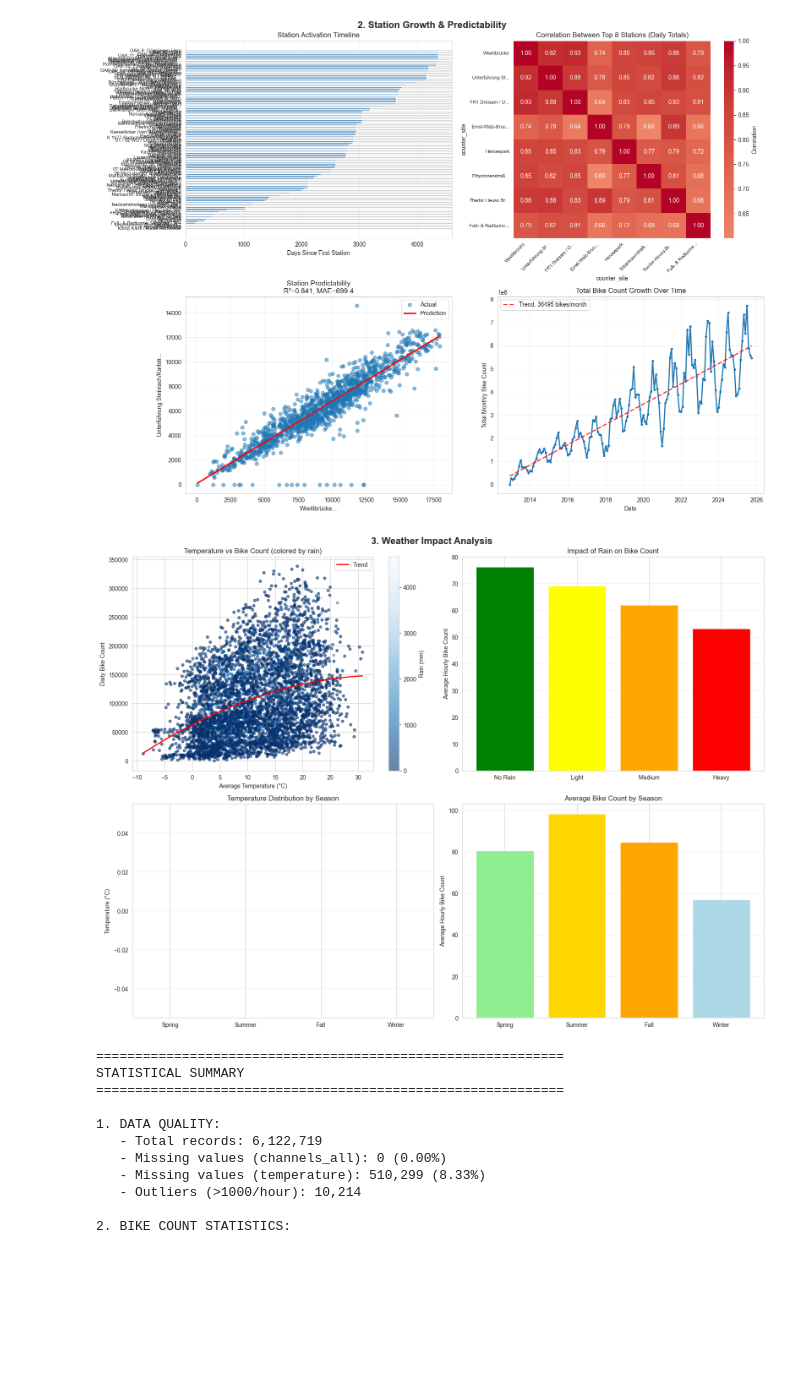
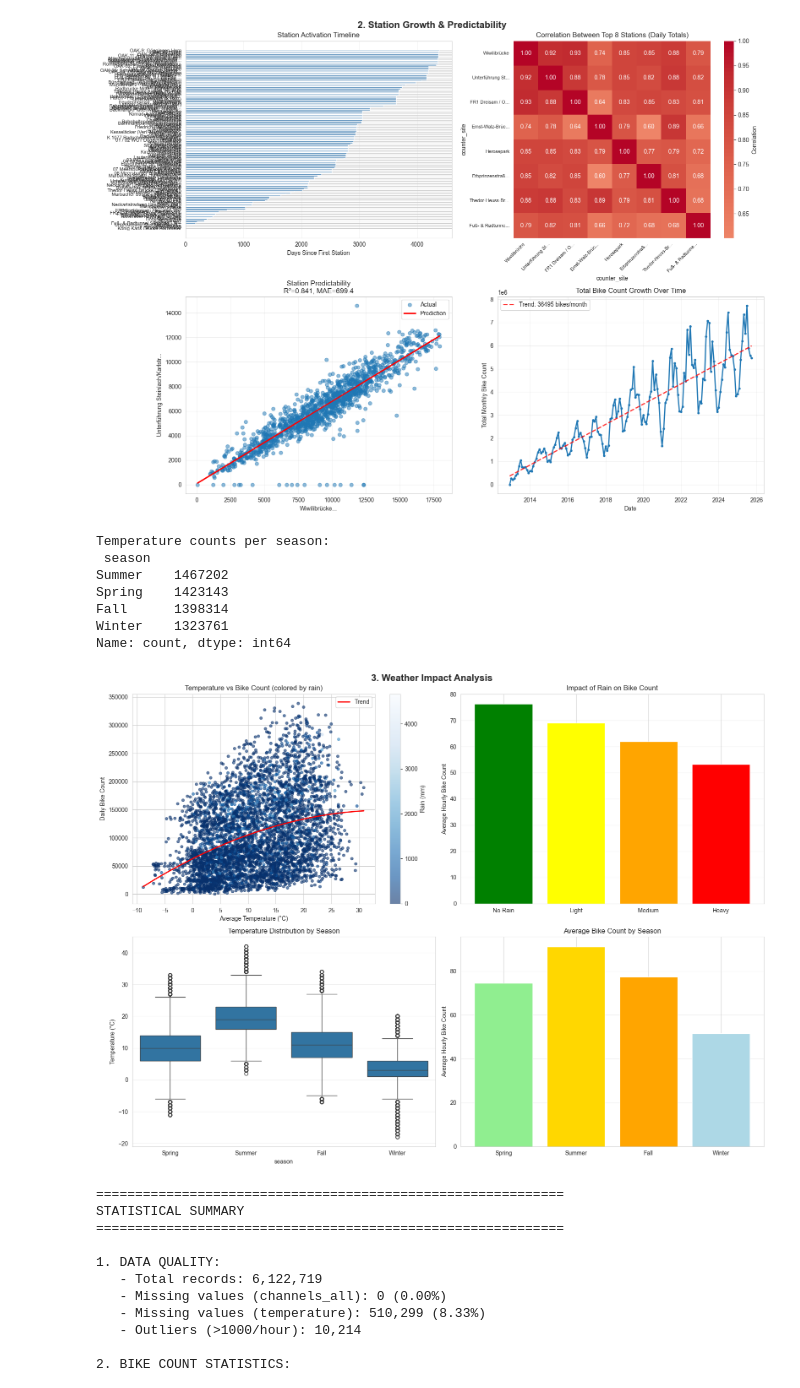
Before and after one commit to cleesee/fahrradzaehler, a Jupyter notebook: download.ipynb, the cells around one changed output. Cells and saved outputs as stored; diff of their text form; code cells hidden in the pictures; blank space fills up the shorter version.

Commit message:
fixed plot bug

```diff
--- a/download.ipynb
+++ b/download.ipynb
@@ -446,40 +445,54 @@ ax.set_ylabel('Average Hourly Bike Count')
 ax.set_title('Impact of Rain on Bike Count')
 ax.grid(True, alpha=0.3, axis='y')
 
-# 3.3 Temperature distribution by season
+# 3.3 Temperature distribution by season (robust)
 ax = axes[1, 0]
+
+# ensure date and temperature are present and numeric
+df_weather = df_weather.copy()
+df_weather = df_weather.dropna(subset=['date', 'site_temperature'])
 df_weather['month'] = pd.to_datetime(df_weather['date']).dt.month
 df_weather['season'] = df_weather['month'].map({
     12: 'Winter', 1: 'Winter', 2: 'Winter',
     3: 'Spring', 4: 'Spring', 5: 'Spring',
     6: 'Summer', 7: 'Summer', 8: 'Summer',
     9: 'Fall', 10: 'Fall', 11: 'Fall'
 })
 season_order = ['Spring', 'Summer', 'Fall', 'Winter']
 df_weather['season'] = pd.Categorical(df_weather['season'], categories=season_order, ordered=True)
 
-season_temp = df_weather.groupby('season')['site_temperature'].apply(list)
-ax.boxplot([season_temp[s] for s in season_order], labels=season_order)
+# debug counts (optional)
+print('Temperature counts per season:\n', df_weather['season'].value_counts())
+
+# use seaborn boxplot (handles empty categories gracefully)
+sns.boxplot(x='season', y='site_temperature', data=df_weather, order=season_order, ax=ax)
 ax.set_ylabel('Temperature (°C)')
 ax.set_title('Temperature Distribution by Season')
 ax.grid(True, alpha=0.3, axis='y')
 
 # 3.4 Bike count by season and weather
 ax = axes[1, 1]
 season_bikes = df_weather.groupby('season')['channels_all'].mean()
 ax.bar(range(len(season_bikes)), season_bikes.values,
        color=['lightgreen', 'gold', 'orange', 'lightblue'])
 ax.set_xticks(range(len(season_bikes)))
 ax.set_xticklabels(season_order)
 ax.set_ylabel('Average Hourly Bike Count')
 ax.set_title('Average Bike Count by Season')
 ax.grid(True, alpha=0.3, axis='y')
 
 plt.tight_layout()
 plt.savefig('analysis_3_weather_impact.png', dpi=300, bbox_inches='tight')
 plt.show()
 # %% [output]
+Temperature counts per season:
+ season
+Summer    1467202
+Spring    1423143
+Fall      1398314
+Winter    1323761
+Name: count, dtype: int64
-[figure, old version]
+[figure, new version]
 # %%
 ################################################
 # 4. STATISTICS                                #
```
Also changed, not shown: parts of 3 cells of this notebook.
